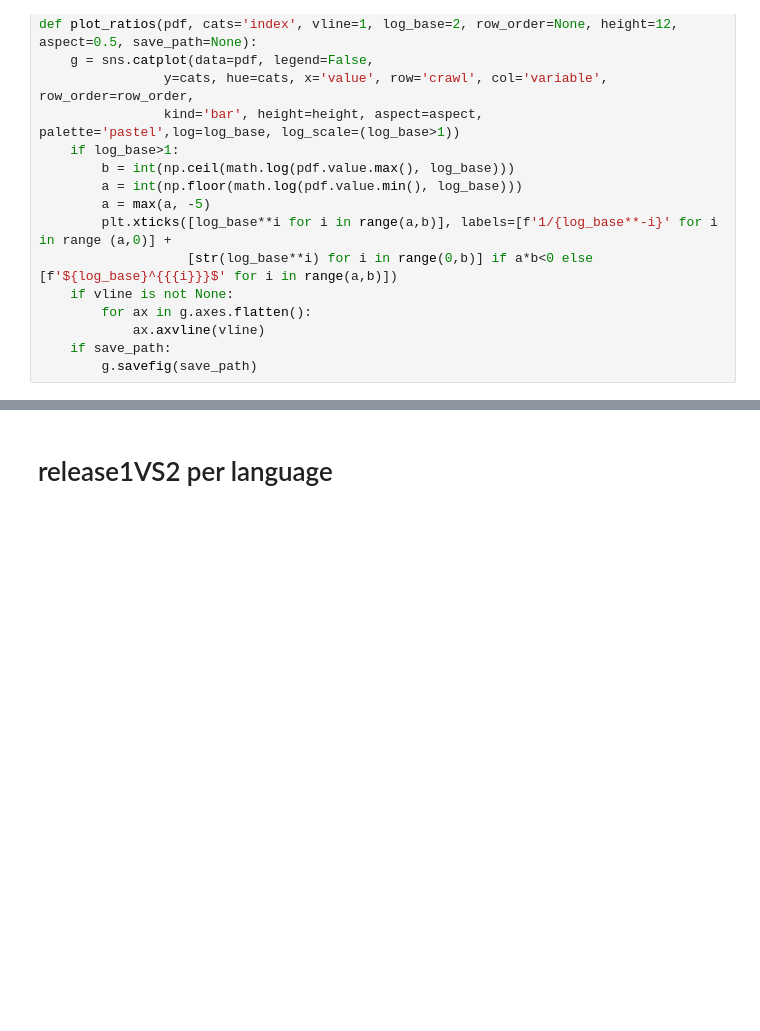
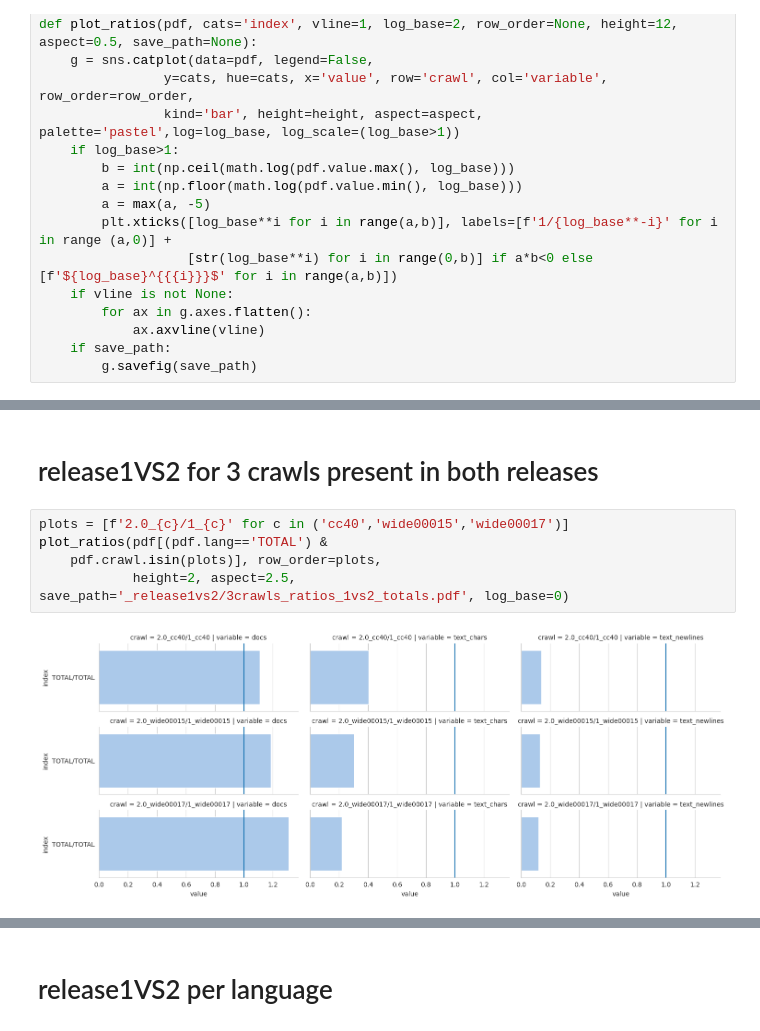
Before and after one commit to hplt-project/warc2text-runner, a Jupyter notebook: stats/lang-stats-release1VS2.ipynb, the cells around one changed output, grey strips where cells are left out. Drawn from its saved outputs; the diff is of its cells as text; blank space fills up the shorter version.

```diff
--- a/stats/lang-stats-release1VS2.ipynb
+++ b/stats/lang-stats-release1VS2.ipynb
@@ -286,0 +353,9 @@ array(['2.0_collections_merged/1.2_cleaned',
+# %% [markdown]
+# release1VS2 for 3 crawls present in both releases
+# %%
+plots = [f'2.0_{c}/1_{c}' for c in ('cc40','wide00015','wide00017')]
+plot_ratios(pdf[(pdf.lang=='TOTAL') &
+    pdf.crawl.isin(plots)], row_order=plots,
+            height=2, aspect=2.5, save_path='_release1vs2/3crawls_ratios_1vs2_totals.pdf', log_base=0)
+# %% [output]
+[figure, added]
```
Also changed, not shown: parts of 18 cells of this notebook, 4 other files.
